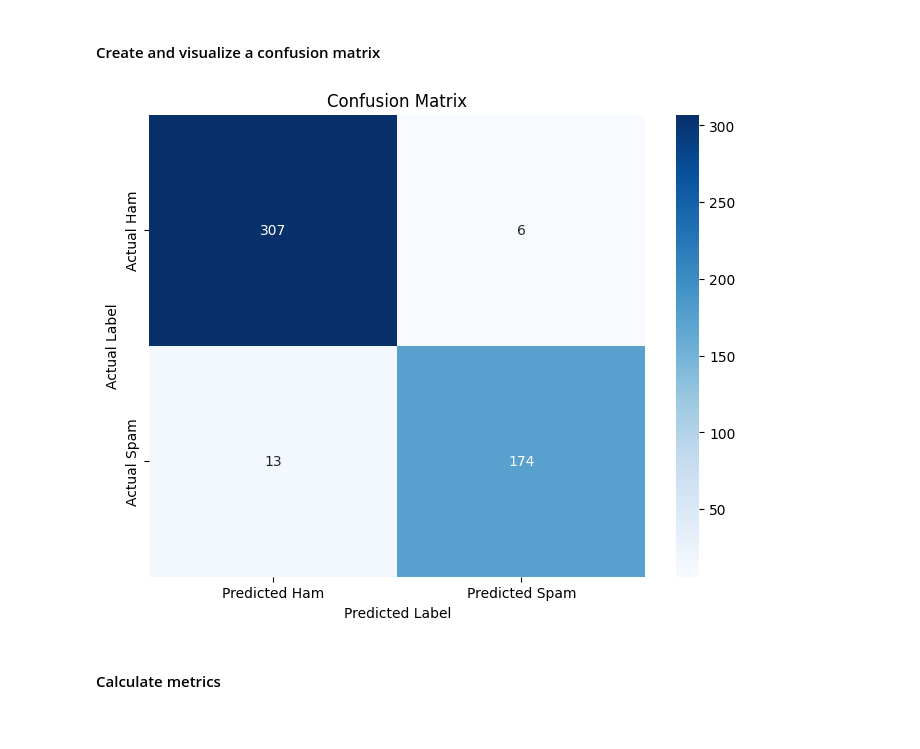
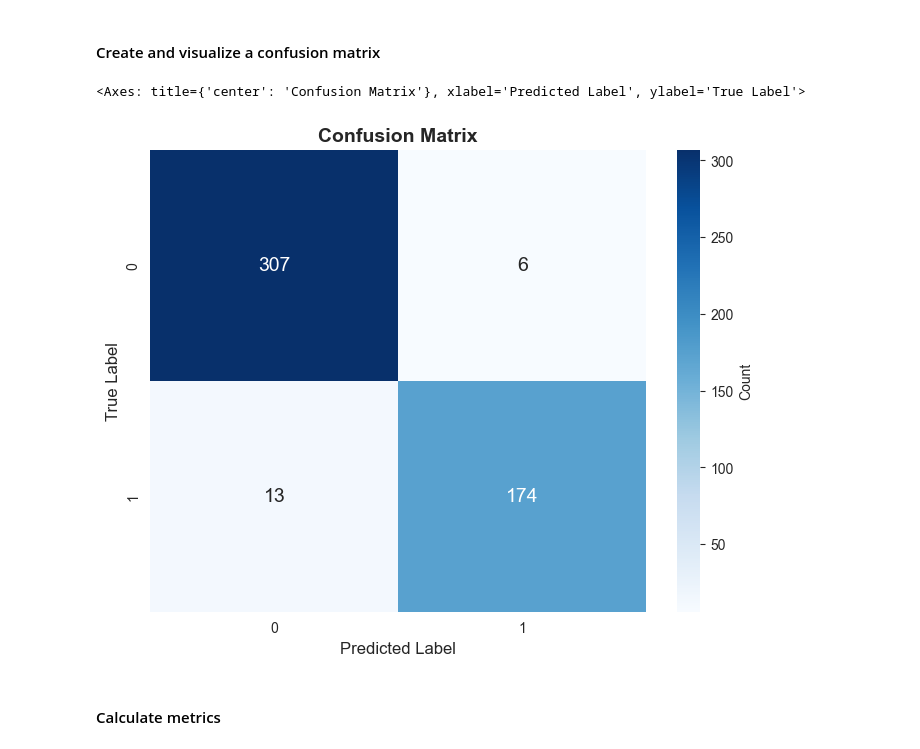
Before and after one commit to Mostafa-Allahmoradi/PROG8245_Final_Project, a Jupyter notebook: Notebooks/TF_IDF_Demo.ipynb, the cells around one changed output. Drawn from its saved outputs; the diff is of its cells as text; code cells hidden in the pictures.

Commit message:
Completed TF_IDF_Model.py

```diff
--- a/Notebooks/TF_IDF_Demo.ipynb
+++ b/Notebooks/TF_IDF_Demo.ipynb
@@ -176,16 +177,11 @@ Testing set size: 500 (approx 25%)
 # %% [markdown]
 #### Convert text documents into numerical TF-IDF features
 # %%
-# We limit max_features to 1000 to keep the matrix manageable for visualization.
-# min_df=5 ignores terms that appear in fewer than 5 documents.
-tfidf_vectorizer = TfidfVectorizer(min_df=5, max_features=1000)
+tf_idf_model = SpamClassifier(X, y, X_train, y_train, X_test, y_test)
 
-# Fit the vectorizer on the training data and transform it
-X_train_tfidf = tfidf_vectorizer.fit_transform(X_train)
-# Only transform the test data (do not re-fit)
-X_test_tfidf = tfidf_vectorizer.transform(X_test)
+tf_idf_model.train()
 
 print("TF-IDF Vectorization Complete.")
-print(f"Training Matrix Shape: {X_train_tfidf.shape}")
-print(f"Testing Matrix Shape: {X_test_tfidf.shape}")
+print(f"Training Matrix Shape: {tf_idf_model.X_train_tfidf.shape}")
+print(f"Testing Matrix Shape: {tf_idf_model.X_test_tfidf.shape}")
 # %% [output]
@@ -291,19 +286,13 @@ y_pred = nb_classifier.predict(X_test_tfidf)
 # %% [markdown]
 #### Create and visualize a confusion matrix
 # %%
-cm = confusion_matrix(y_test, y_pred, labels=['ham', 'spam'])
+cm = tf_idf_model.create_confusion_matrix()
 
-plt.figure(figsize=(8, 6))
-sns.heatmap(cm, annot=True, fmt='d', cmap='Blues',
-            xticklabels=['Predicted Ham', 'Predicted Spam'],
-            yticklabels=['Actual Ham', 'Actual Spam'])
-plt.title('Confusion Matrix')
-plt.ylabel('Actual Label')
-plt.xlabel('Predicted Label')
-plt.savefig('../data/output_plots/confusion_matrix.png')
-plt.show()
+visualizer = Visualizer()
+visualizer.plot_confusion_matrix(tf_idf_model.y_test, tf_idf_model.y_pred)
 # %% [output]
+<Axes: title={'center': 'Confusion Matrix'}, xlabel='Predicted Label', ylabel='True Label'>
-[figure, old version]
+[figure, new version]
 # %% [markdown]
 #### Calculate metrics
 # %%
```
Also changed, not shown: parts of 9 cells of this notebook, 2 other files.
